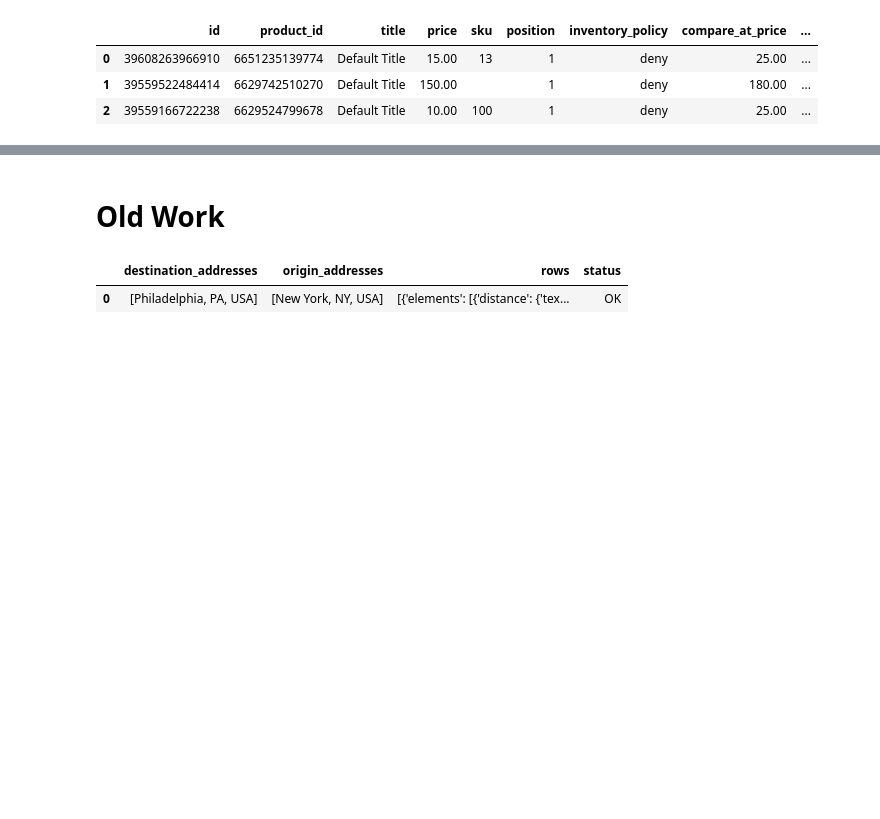
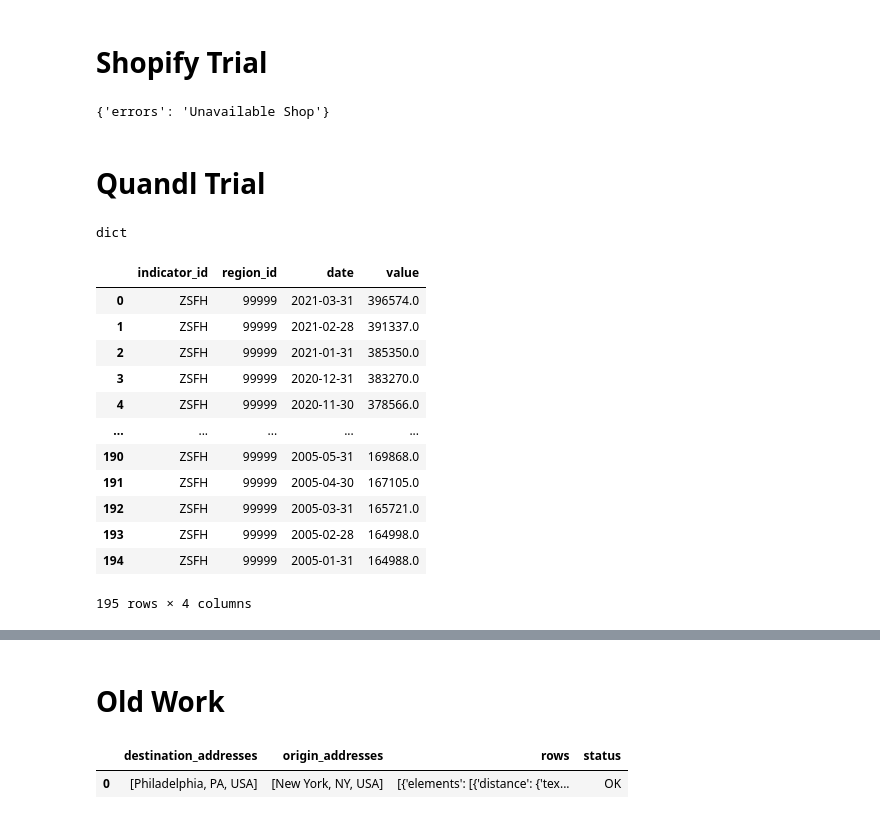
Before and after one commit to mehmetakifkucuk/googlecolab, a Jupyter notebook: json_work.ipynb, the cells around one changed output, grey strips where cells are left out. Saved outputs shown, nothing was run; the diff lists cells and outputs as text; code cells hidden in the pictures; blank space fills up the shorter version.

```diff
--- a/json_work.ipynb
+++ b/json_work.ipynb
@@ -1,6 +1,11 @@
 # %% [markdown]
 <a href="https://colab.research.google.com/github/mehmetakifkucuk/googlecolab/blob/main/json_work.ipynb" target="_parent"><img src="https://colab.research.google.com/assets/colab-badge.svg" alt="Open In Colab"/></a>
+# %% [markdown]
+# Shopify Trial
 # %%
+# Trial Period Ended
+{'errors': 'Unavailable Shop'}
+
 #  importing required libraries
 import pandas as pd
 import json
@@ -20,7 +25,6 @@ data = json_dict
 #                   meta=['id', 'product_id','price'])
 pd.json_normalize(data, record_path = ['products','variants'])
 # %% [output]
-|  | id | product_id | title | price | sku | position | inventory_policy | compare_at_price | ... |
-| 0 | 39608263966910 | 6651235139774 | Default Title | 15.00 | 13 | 1 | deny | 25.00 | ... |
-| 1 | 39559522484414 | 6629742510270 | Default Title | 150.00 |  | 1 | deny | 180.00 | ... |
-| 2 | 39559166722238 | 6629524799678 | Default Title | 10.00 | 100 | 1 | deny | 25.00 | ... |
+{'errors': 'Unavailable Shop'}
+# %% [markdown]
+# Quandl Trial
@@ -26,0 +36,44 @@ pd.json_normalize(data, record_path = ['products','variants'])
+# %%
+api_key = 'ZMvMcYxCFFXsN5kghhfj'
+url = ('https://www.quandl.com/api/v3/datatables/ZILLOW/DATA?indicator_id=ZSFH&region_id=99999&api_key=' + api_key)
+response = requests.get(url)
+text_data = response.text
+data = json.loads(text_data)
+
+# type(data)
+# json.dumps(json_dict, indent = 4)
+# # data
+# pd.json_normalize(data['datatable'], record_path='data')
+# pd.json_normalize(data['meta'])
+# %% [output]
+dict
+# %%
+import pandas as pd
+extract_1 = []
+columns = []
+level_0 = data['datatable']
+column_0 = level_0['columns']
+for column_1 in column_0:
+  # print(type(columns_1))
+  column = column_1['name']
+  columns.append(column)
+# level_1 = level_0['data']
+columns
+# level_0
+for level_2 in level_1:
+  extract_1.append(level_2)
+pd.DataFrame(data = extract_1, columns = columns)
+# %% [output]
+|  | indicator_id | region_id | date | value |
+| 0 | ZSFH | 99999 | 2021-03-31 | 396574.0 |
+| 1 | ZSFH | 99999 | 2021-02-28 | 391337.0 |
+| 2 | ZSFH | 99999 | 2021-01-31 | 385350.0 |
+| 3 | ZSFH | 99999 | 2020-12-31 | 383270.0 |
+| 4 | ZSFH | 99999 | 2020-11-30 | 378566.0 |
+| ... | ... | ... | ... | ... |
+| 190 | ZSFH | 99999 | 2005-05-31 | 169868.0 |
+| 191 | ZSFH | 99999 | 2005-04-30 | 167105.0 |
+| 192 | ZSFH | 99999 | 2005-03-31 | 165721.0 |
+| 193 | ZSFH | 99999 | 2005-02-28 | 164998.0 |
+| 194 | ZSFH | 99999 | 2005-01-31 | 164988.0 |
+195 rows × 4 columns
```
Also changed, not shown: parts of 8 cells of this notebook.
